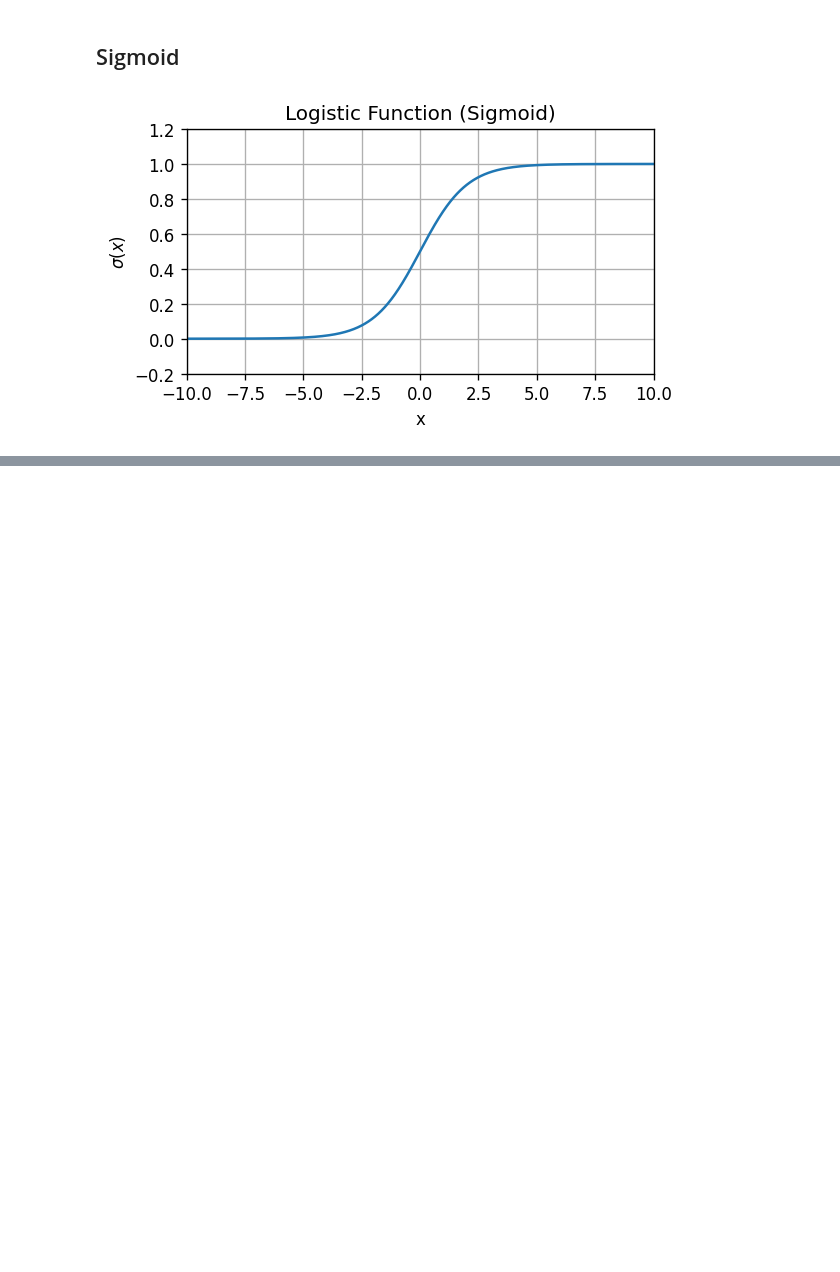
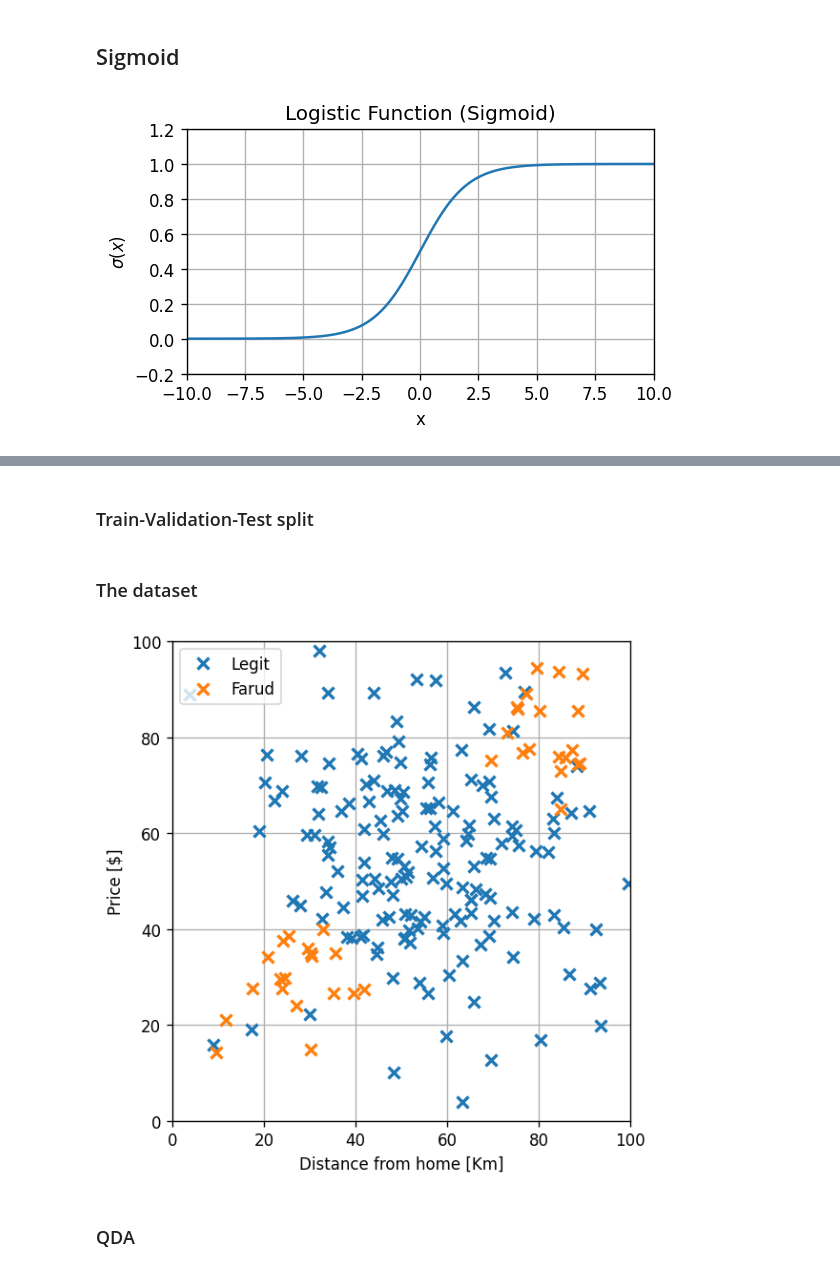
Before and after one commit to technion046195/technion046195, a Jupyter notebook: content/lecture07/code.ipynb, the cells around one changed output, grey strips where cells are left out. Cells and saved outputs as stored; diff of their text form; code cells hidden in the pictures; blank space fills up the shorter version.

```diff
--- a/content/lecture07/code.ipynb
+++ b/content/lecture07/code.ipynb
@@ -52,0 +107,48 @@ fig.savefig('./output/sigmoid.png', dpi=240)
+# %% [markdown]
+### Train-Validation-Test split
+# %%
+n_samples = x.shape[0]
+
+## Generate a random generator with a fixed seed
+rand_gen = np.random.RandomState(0)
+
+## Generating a vector of indices
+indices = np.arange(n_samples)
+
+## Shuffle the indices
+rand_gen.shuffle(indices)
+
+## Split the indices into 60% train / 20% validation / 20% test
+n_samples_train = int(n_samples * 0.6)
+n_samples_val = int(n_samples * 0.2)
+train_indices = indices[:n_samples_train]
+val_indices = indices[n_samples_train:(n_samples_train + n_samples_val)]
+test_indices = indices[(n_samples_train + n_samples_val):]
+
+train_full_indices = np.concatenate((train_indices, val_indices))
+
+x_train_full = x[train_full_indices]
+y_train_full = y[train_full_indices]
+x_train = x[train_indices]
+y_train = y[train_indices]
+x_val = x[val_indices]
+y_val = y[val_indices]
+x_test = x[test_indices]
+y_test = y[test_indices]
+# %% [markdown]
+### The dataset
+# %%
+fig, ax = plt.subplots(figsize=(5, 5))
+ax.plot(x_train_full[~y_train_full, 0], x_train_full[~y_train_full, 1], 'x', label='Legit', ms=7, mew=2)
+ax.plot(x_train_full[y_train_full, 0], x_train_full[y_train_full, 1], 'x', label='Farud', ms=7, mew=2)
+ax.set_xlabel('Distance from home [Km]')
+ax.set_ylabel('Price [$]')
+ax.set_xlim(x_grid[0, 0, 0].min(), x_grid[0, -1, 0].max())
+ax.set_ylim(x_grid[0, 0, 1].min(), x_grid[-1, 0, 1].max())
+plt.tight_layout()
+ax.legend(loc='upper left')
+fig.savefig('./output/transactions_dataset.png', dpi=240)
+# %% [output]
+[figure, added]
+# %% [markdown]
+### QDA
```
Also changed, not shown: parts of 27 cells of this notebook, 21 other files.
